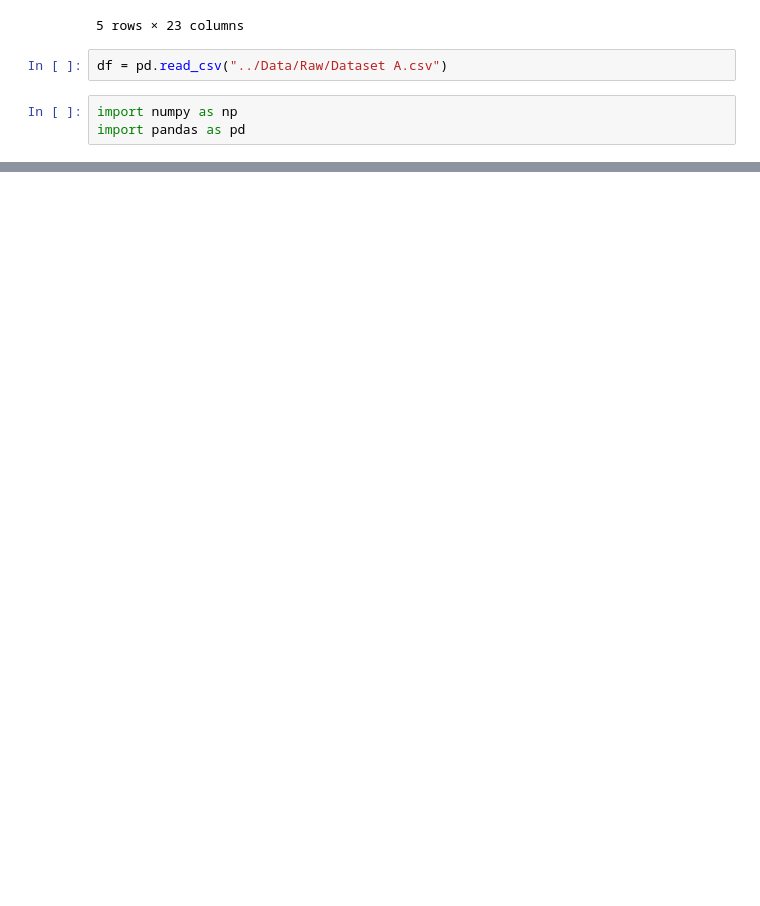
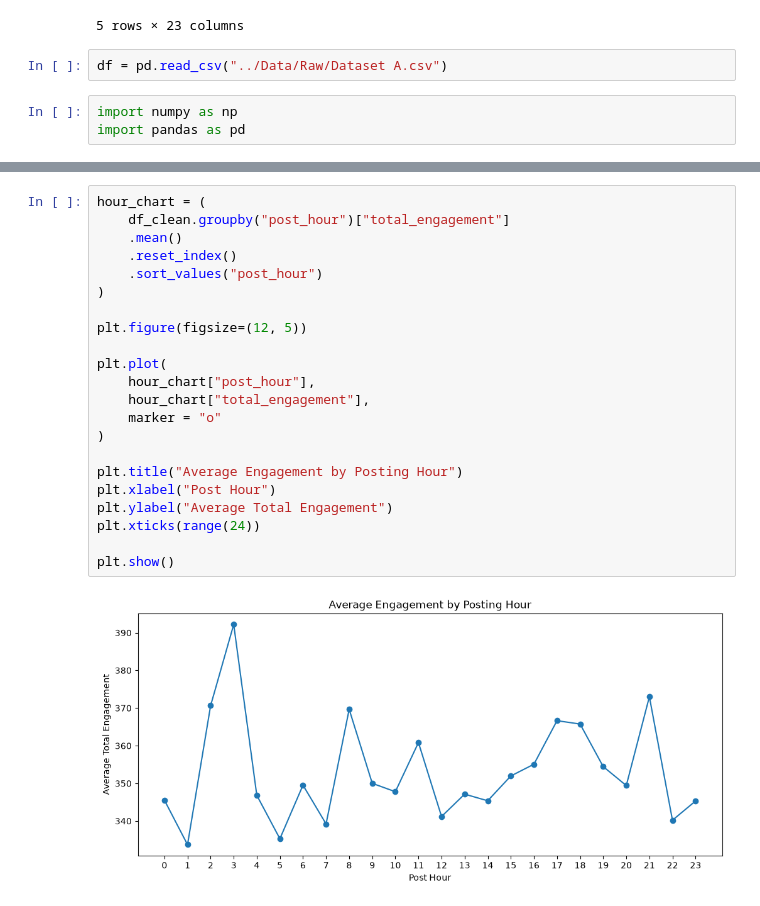
Before and after one commit to kashish1422/instagram-creator-analytics, a Jupyter notebook: Python/data_understanding.ipynb, the cells around one changed output, grey strips where cells are left out. Saved outputs shown, nothing was run; the diff lists cells and outputs as text; blank space fills up the shorter version.

```diff
--- a/Python/data_understanding.ipynb
+++ b/Python/data_understanding.ipynb
@@ -400,0 +575,24 @@ import pandas as pd
+# %%
+hour_chart = (
+    df_clean.groupby("post_hour")["total_engagement"]
+    .mean()
+    .reset_index()
+    .sort_values("post_hour")
+)
+
+plt.figure(figsize=(12, 5))
+
+plt.plot(
+    hour_chart["post_hour"],
+    hour_chart["total_engagement"],
+    marker = "o"
+)
+
+plt.title("Average Engagement by Posting Hour")
+plt.xlabel("Post Hour")
+plt.ylabel("Average Total Engagement")
+plt.xticks(range(24))
+
+plt.show()
+# %% [output]
+[figure, added]
```
Also changed, not shown: parts of 32 cells of this notebook.
